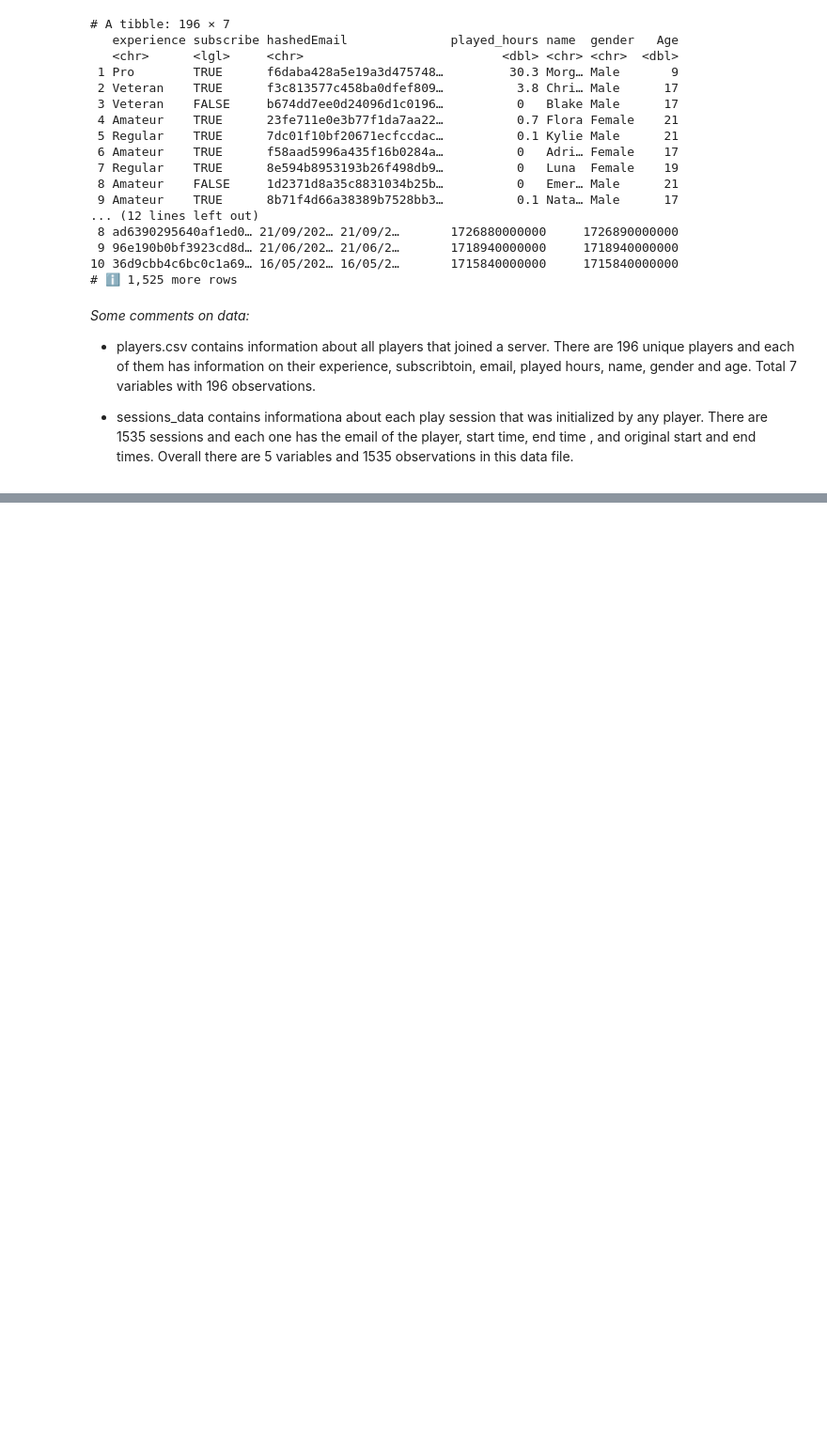
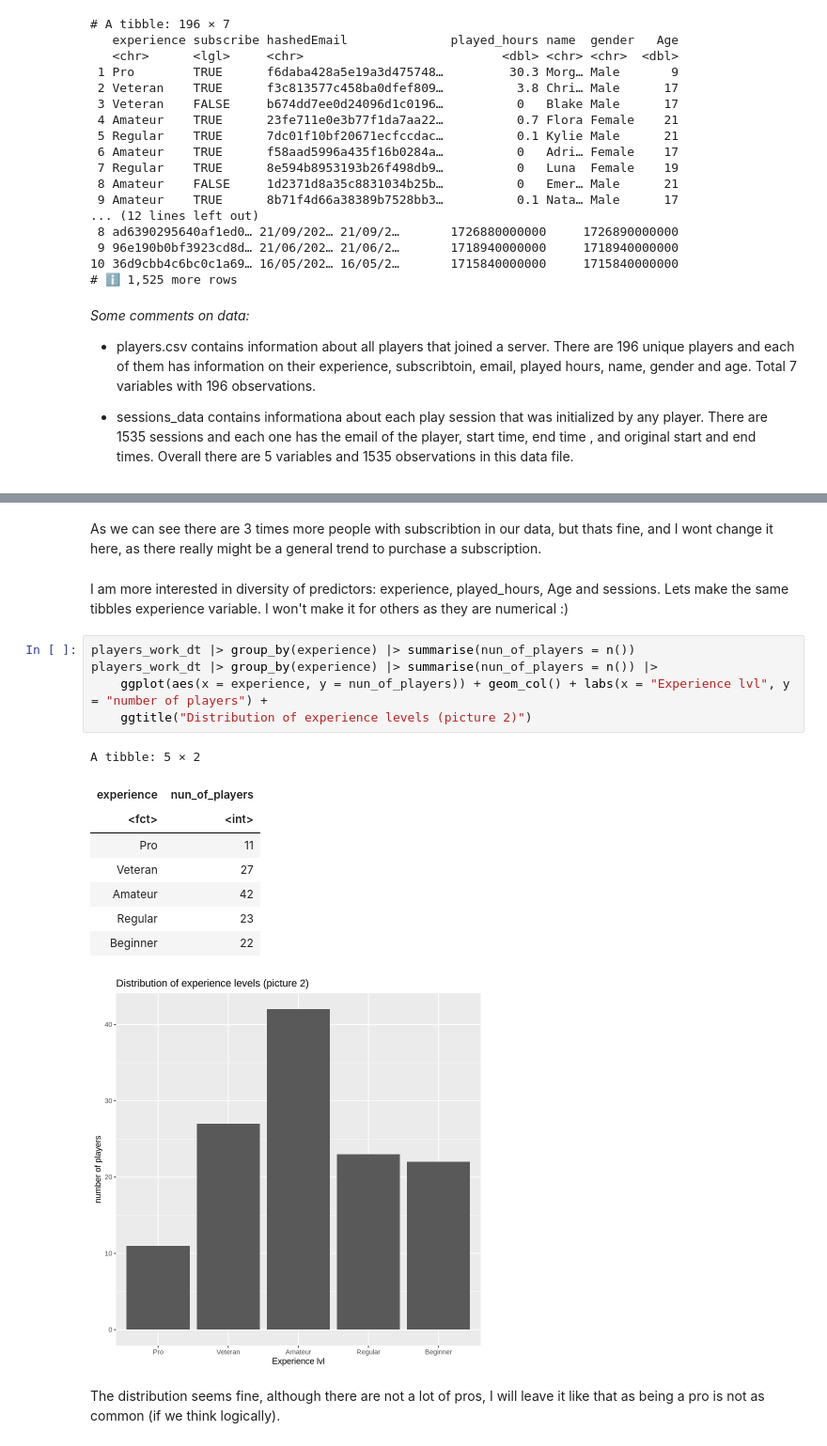
Before and after one commit to vladpatrakov/ds_project, a Jupyter notebook: DSCI-project.ipynb, the cells around one changed output, grey strips where cells are left out. Shown at 94% size. Drawn from its saved outputs; the diff is of its cells as text; blank space fills up the shorter version.

```diff
--- a/DSCI-project.ipynb
+++ b/DSCI-project.ipynb
@@ -67,0 +206,21 @@ print(sessions_data)
+# %% [markdown]
+As we can see there are 3 times more people with subscribtion in our data, but thats fine, and I wont change it here, as there really might be a general trend to purchase a subscription.
+# %% [markdown]
+I am more interested in diversity of predictors: experience, played_hours, Age and sessions. Lets make the same tibbles experience variable. I won't make it for others as they are numerical :)
+# %%
+players_work_dt |> group_by(experience) |> summarise(nun_of_players = n())
+players_work_dt |> group_by(experience) |> summarise(nun_of_players = n()) |>
+    ggplot(aes(x = experience, y = nun_of_players)) + geom_col() + labs(x = "Experience lvl", y = "number of players") +
+    ggtitle("Distribution of experience levels (picture 2)")
+# %% [output]
+A tibble: 5 × 2
+| experience | nun_of_players |
+| <fct> | <int> |
+| Pro | 11 |
+| Veteran | 27 |
+| Amateur | 42 |
+| Regular | 23 |
+| Beginner | 22 |
+[figure, added]
+# %% [markdown]
+The distribution seems fine, although there are not a lot of pros, I will leave it like that as being a pro is not as common (if we think logically).
```
Also changed, not shown: parts of 24 cells of this notebook.
